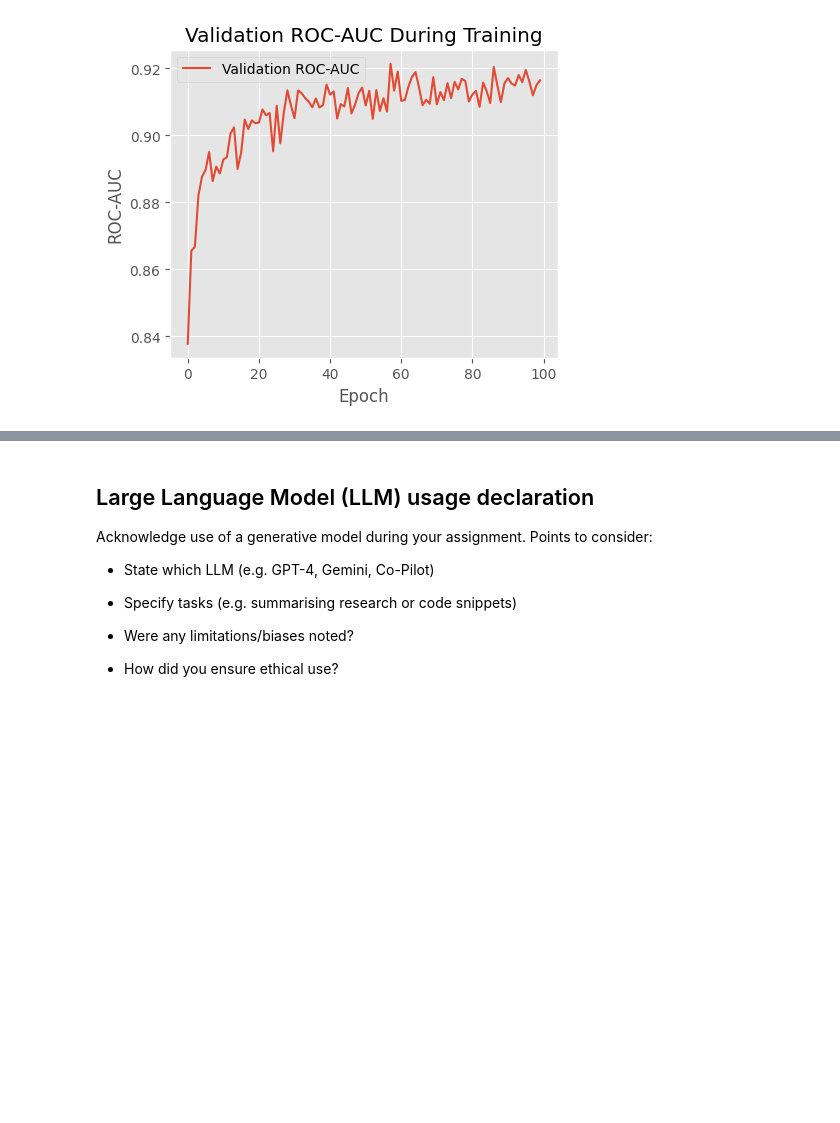
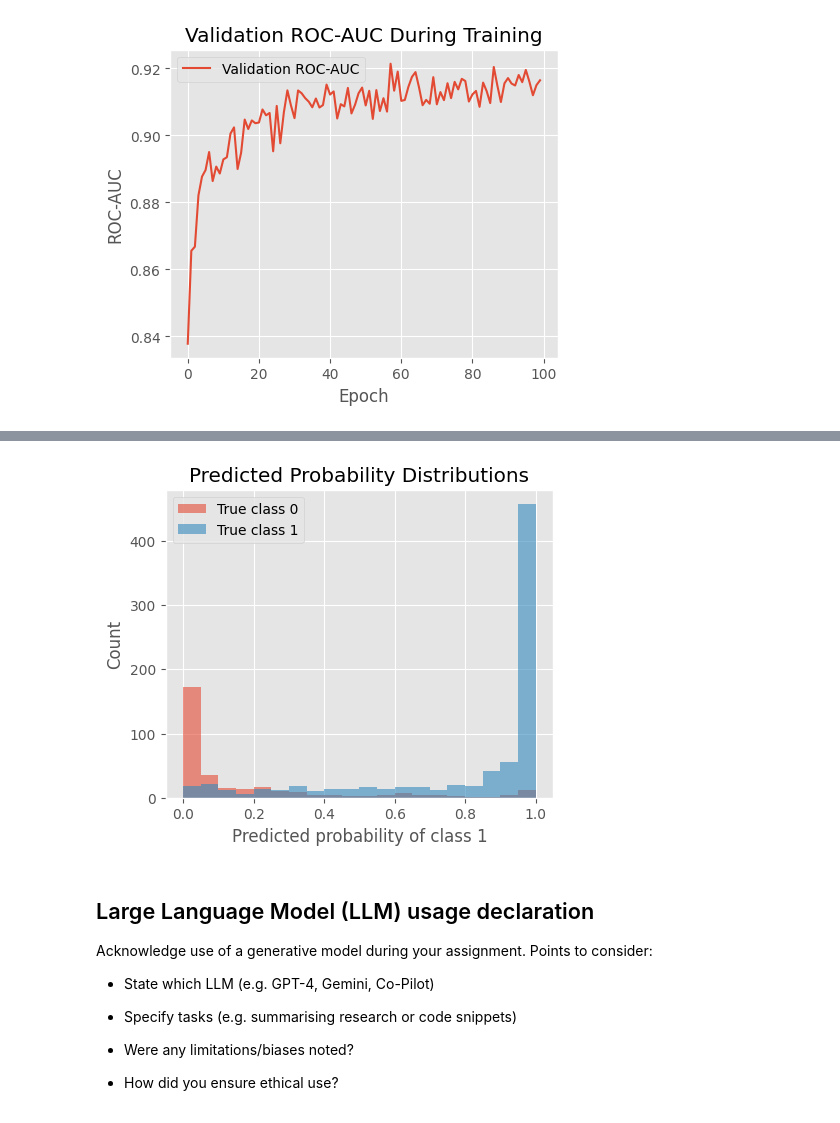
Before and after one commit to PhyTorch/Lecture, a Jupyter notebook: Research_Challenge.ipynb, the cells around one changed output, grey strips where cells are left out. Cells and saved outputs as stored; diff of their text form; code cells hidden in the pictures; blank space fills up the shorter version.

```diff
--- a/Research_Challenge.ipynb
+++ b/Research_Challenge.ipynb
@@ -612,3 +637,15 @@ plt.show()
+# %%
+# Probability histogram by true class
+plt.figure(figsize=(5, 4))
+plt.hist(y_score_test[y_true_test == 0], bins=20, alpha=0.6, label="True class 0")
+plt.hist(y_score_test[y_true_test == 1], bins=20, alpha=0.6, label="True class 1")
+plt.xlabel("Predicted probability of class 1")
+plt.ylabel("Count")
+plt.title("Predicted Probability Distributions")
+plt.legend()
+plt.show()
+# %% [output]
+[figure, added]
 # %% [markdown]
 ## Large Language Model (LLM) usage declaration
 
```
Also changed, not shown: parts of 3 cells of this notebook.
